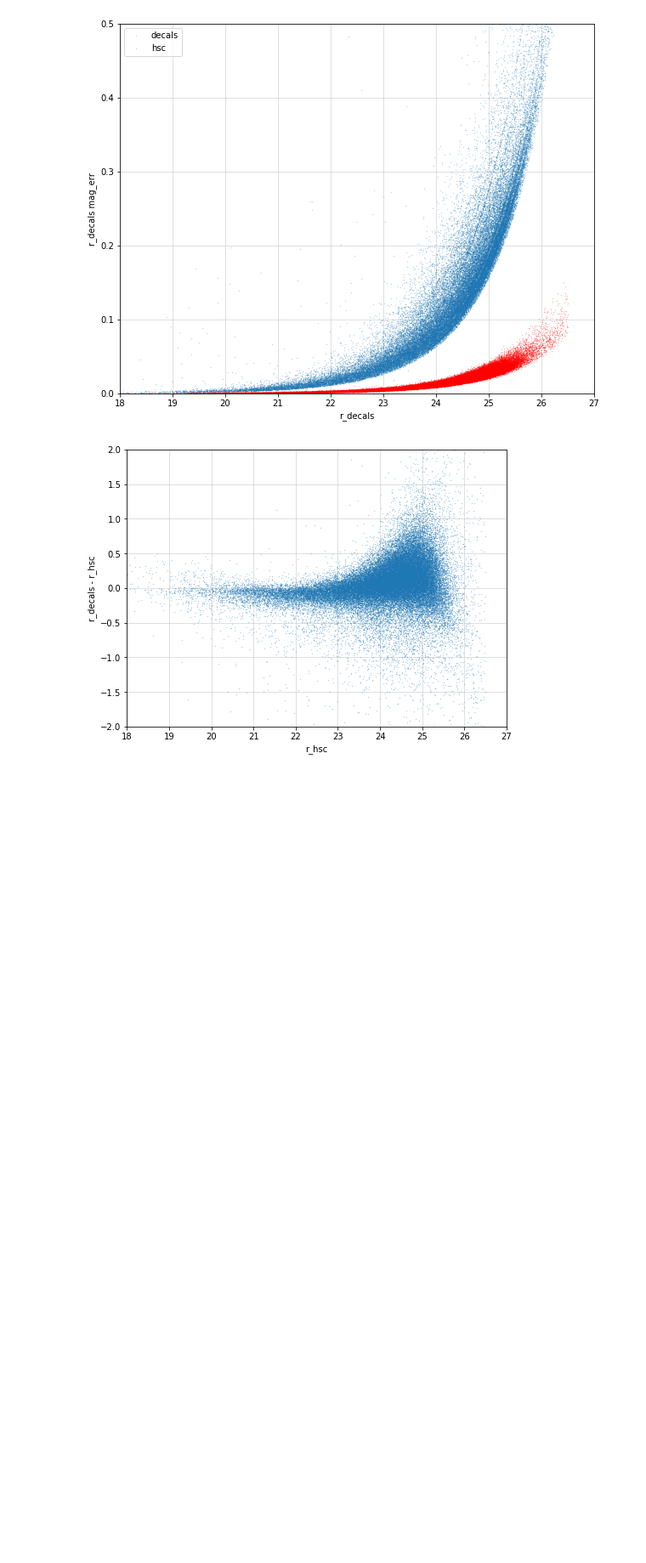
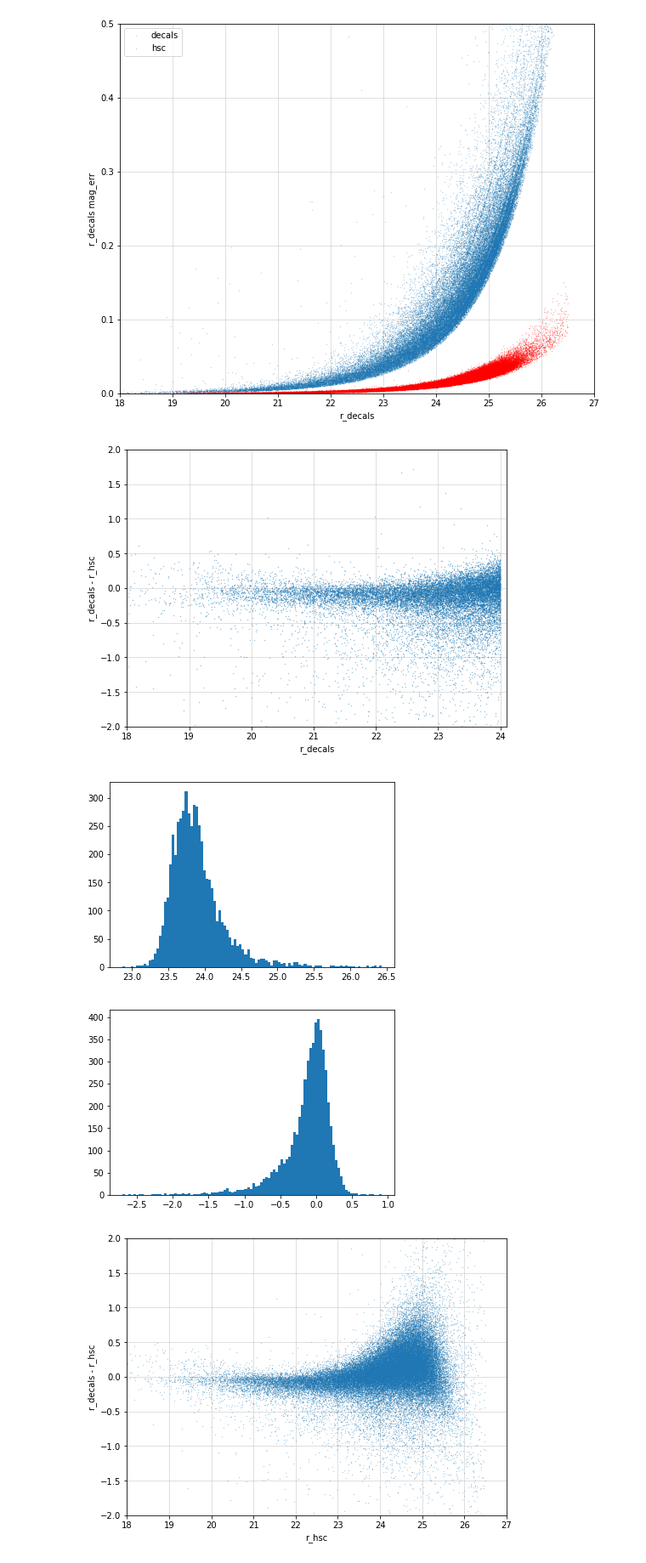
Before and after one commit to rongpu/desi-truth-table, a Jupyter notebook: notebooks/HSC_analysis.ipynb, the cells around one changed output. Shown at 85% size. Saved outputs shown, nothing was run; the diff lists cells and outputs as text; code cells hidden in the pictures; blank space fills up the shorter version.

```diff
--- a/notebooks/HSC_analysis.ipynb
+++ b/notebooks/HSC_analysis.ipynb
@@ -355,9 +375,9 @@ plt.show()
 # %% [markdown]
 __Not COSMOS region:__
 # %%
-decals = Table.read('/Users/roz18/Desktop/test/decals-dr5.0-hsc_temp-trim.fits')
-hsc = Table.read('/Users/roz18/Desktop/test/hsc_temp-trim.fits')
-hsc_all = Table.read('/Users/roz18/Desktop/test/hsc_temp.fits')
+decals = Table.read('/Users/roz18/Desktop/test/old/decals-dr5.0-hsc_temp-trim.fits')
+hsc = Table.read('/Users/roz18/Desktop/test/old/hsc_temp-trim.fits')
+hsc_all = Table.read('/Users/roz18/Desktop/test/old/hsc_temp.fits')
 
 colnames = hsc.colnames
 for colname in colnames:
@@ -435,6 +455,26 @@ plt.legend()
 plt.show()
 # %% [output]
 [figure]
+# %%
+mask = (np.isfinite(hsc['rmag'])) & (np.isfinite(decals['rmag'])) & (decals['rmag']<24.)
+plt.figure(figsize=(8, 6))
+plt.plot(decals['rmag'][mask], (decals['rmag']-hsc['rmag'])[mask], '.', markersize=0.7, alpha=0.6)
+plt.xlabel('r_decals')
+plt.ylabel('r_decals - r_hsc')
+plt.axis([18, 24.1, -2, 2])
+plt.grid(alpha=0.5)
+plt.show()
+
+mask &= (decals['rmag']>23.5)
+plt.hist(hsc['rmag'][mask], 100)
+plt.show()
+
+plt.hist((decals['rmag']-hsc['rmag'])[mask], 100)
+plt.show()
+# %% [output]
+[figure, added]
+[figure, added]
+[figure, added]
 # %%
 mask = (np.isfinite(hsc['rmag'])) & (np.isfinite(decals['rmag']))
 plt.figure(figsize=(8, 6))
```
Also changed, not shown: parts of 2 cells of this notebook, 5 other files.
